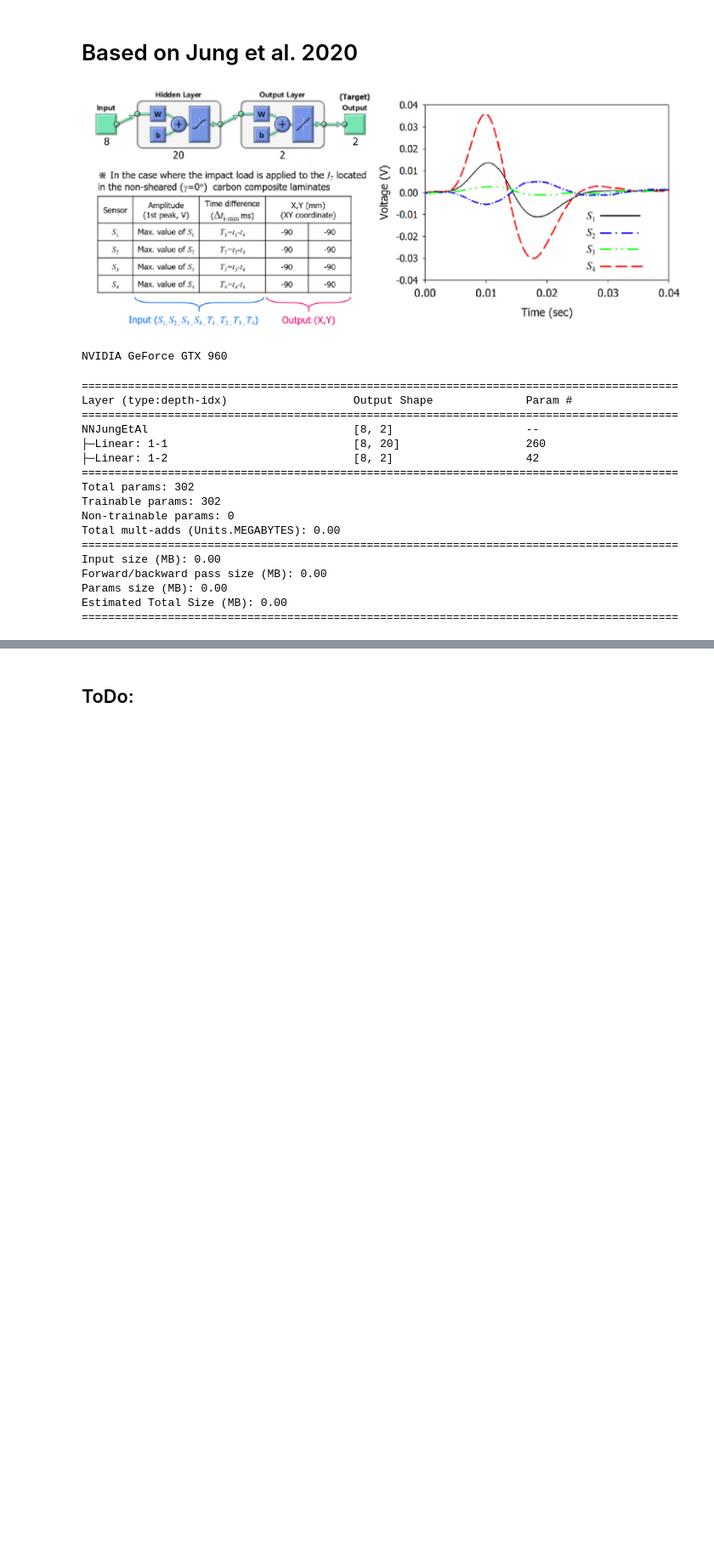
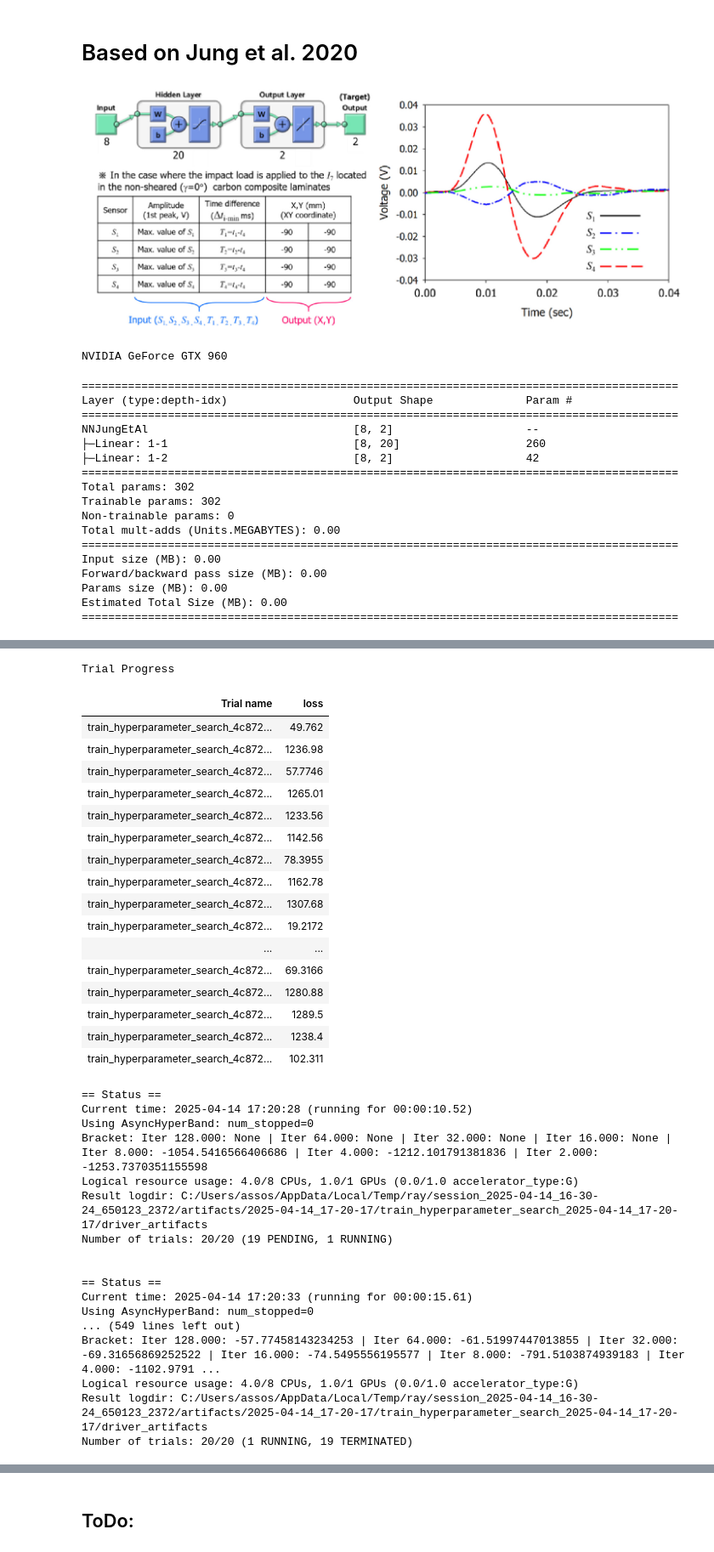
Before and after one commit to MrP123/scf_nn, a Jupyter notebook: test_previous_work.ipynb, the cells around one changed output, grey strips where cells are left out. Shown at 85% size. Cells and saved outputs as stored; diff of their text form; code cells hidden in the pictures; blank space fills up the shorter version.

```diff
--- a/test_previous_work.ipynb
+++ b/test_previous_work.ipynb
@@ -176,0 +263,27 @@ history = train_model(model, dataset, loss_fn, optimizer, epochs=150, validation
+# %%
+config = {
+    "hidden_size": tune.sample_from(lambda _: 2 ** np.random.randint(3, 8)),
+    "epochs": tune.qrandint(20, 200, 10),
+    "l1": tune.loguniform(5e-3, 2),
+    "l2": tune.loguniform(5e-3, 2),
+    "lr": tune.loguniform(1e-4, 1e-1),
+    "batch_size": tune.choice([2, 4, 8, 16, 32])
+}
+
+scheduler = ASHAScheduler(metric="loss", mode="min", max_t=200, grace_period=2, reduction_factor=2)
+reporter = CLIReporter(
+    parameter_columns=["hidden_size", "epochs", "l1", "l2", "lr", "batch_size"],
+    metric_columns=["loss", "training_iteration"]
+)
+# %%
+def short_dirname(trial):
+    return "trial_" + str(trial.trial_id)
+
+result = tune.run(
+    train_hyperparameter_search,
+    resources_per_trial={"cpu": 4, "gpu": 1},
+    config=config,
+    num_samples=20,
+    scheduler=scheduler, progress_reporter=reporter, trial_dirname_creator=short_dirname
+)
+# %% [output]
@@ -176,0 +307,35 @@ history = train_model(model, dataset, loss_fn, optimizer, epochs=150, validation
+Trial Progress
+| Trial name | loss |
+| train_hyperparameter_search_4c872... | 49.762 |
+| train_hyperparameter_search_4c872... | 1236.98 |
+| train_hyperparameter_search_4c872... | 57.7746 |
+| train_hyperparameter_search_4c872... | 1265.01 |
+| train_hyperparameter_search_4c872... | 1233.56 |
+| train_hyperparameter_search_4c872... | 1142.56 |
+| train_hyperparameter_search_4c872... | 78.3955 |
+| train_hyperparameter_search_4c872... | 1162.78 |
+| train_hyperparameter_search_4c872... | 1307.68 |
+| train_hyperparameter_search_4c872... | 19.2172 |
+| ... | ... |
+| train_hyperparameter_search_4c872... | 69.3166 |
+| train_hyperparameter_search_4c872... | 1280.88 |
+| train_hyperparameter_search_4c872... | 1289.5 |
+| train_hyperparameter_search_4c872... | 1238.4 |
+| train_hyperparameter_search_4c872... | 102.311 |
+== Status ==
+Current time: 2025-04-14 17:20:28 (running for 00:00:10.52)
+Using AsyncHyperBand: num_stopped=0
+Bracket: Iter 128.000: None | Iter 64.000: None | Iter 32.000: None | Iter 16.000: None | Iter 8.000: -1054.5416566406686 | Iter 4.000: -1212.101791381836 | Iter 2.000: -1253.7370351155598
+Logical resource usage: 4.0/8 CPUs, 1.0/1 GPUs (0.0/1.0 accelerator_type:G)
+Result logdir: C:/Users/assos/AppData/Local/Temp/ray/session_2025-04-14_16-30-24_650123_2372/artifacts/2025-04-14_17-20-17/train_hyperparameter_search_2025-04-14_17-20-17/driver_artifacts
+Number of trials: 20/20 (19 PENDING, 1 RUNNING)
+
+
+== Status ==
+Current time: 2025-04-14 17:20:33 (running for 00:00:15.61)
+Using AsyncHyperBand: num_stopped=0
+... (549 lines left out)
+Bracket: Iter 128.000: -57.77458143234253 | Iter 64.000: -61.51997447013855 | Iter 32.000: -69.31656869252522 | Iter 16.000: -74.5495556195577 | Iter 8.000: -791.5103874939183 | Iter 4.000: -1102.9791 ...
+Logical resource usage: 4.0/8 CPUs, 1.0/1 GPUs (0.0/1.0 accelerator_type:G)
+Result logdir: C:/Users/assos/AppData/Local/Temp/ray/session_2025-04-14_16-30-24_650123_2372/artifacts/2025-04-14_17-20-17/train_hyperparameter_search_2025-04-14_17-20-17/driver_artifacts
+Number of trials: 20/20 (1 RUNNING, 19 TERMINATED)
```
Also changed, not shown: parts of 13 cells of this notebook, 5 other files.
